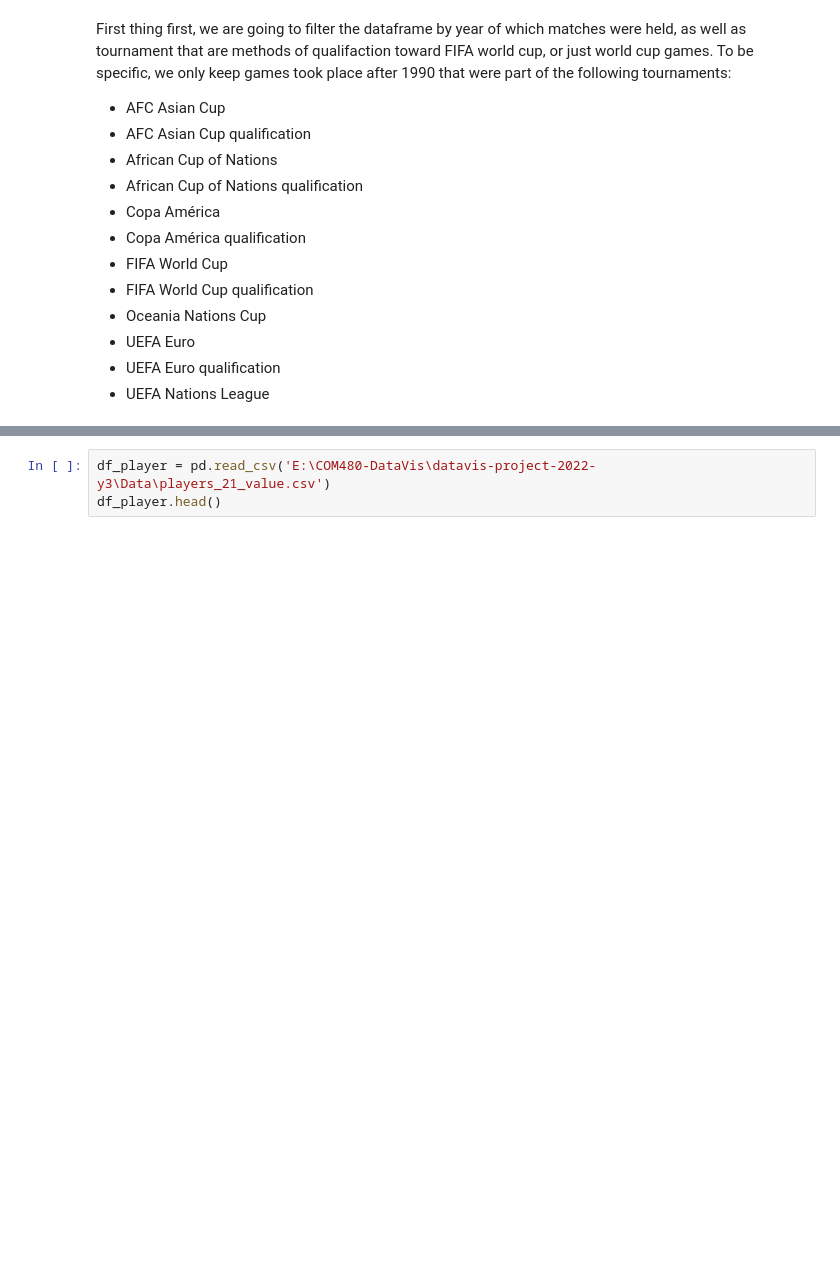
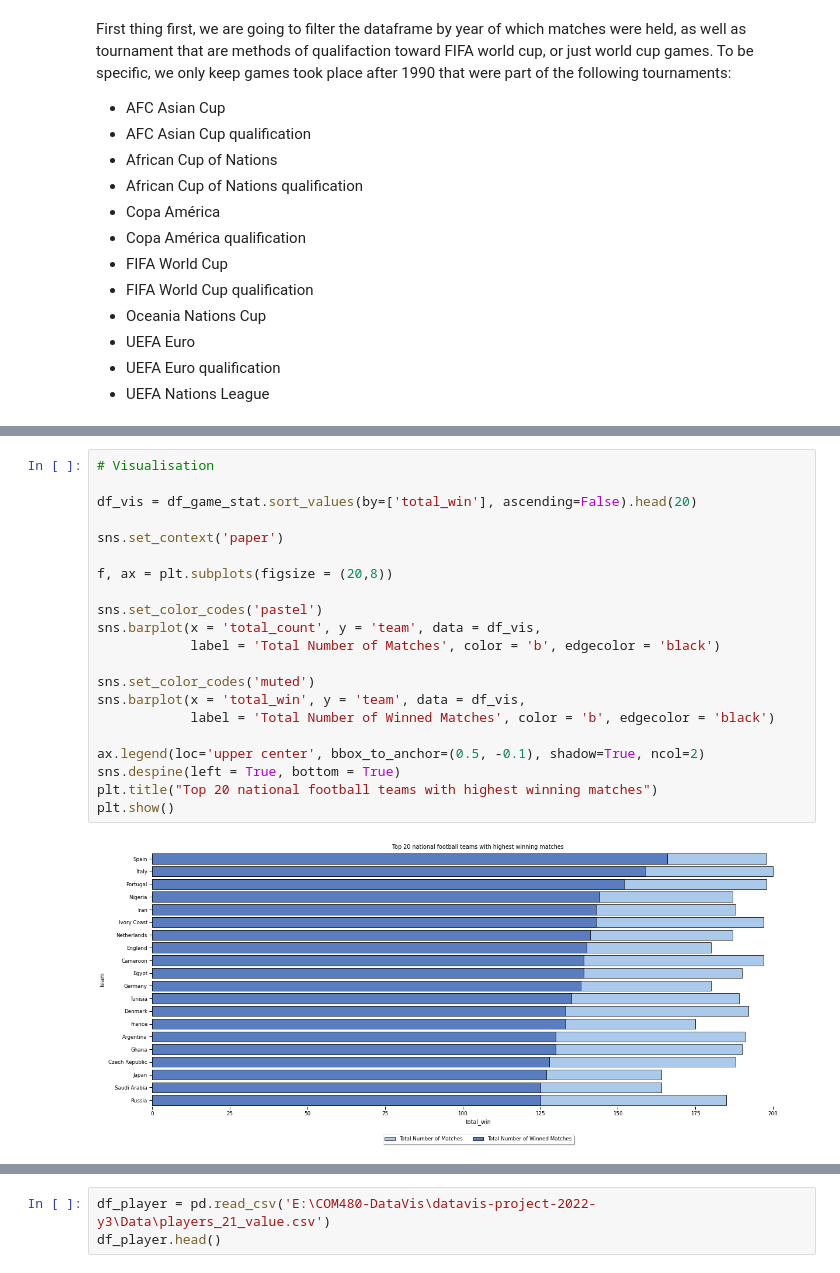
Before and after one commit to com-480-data-visualization/datavis-project-2022-y3, a Jupyter notebook: Exploratory Data Analysis.ipynb, the cells around one changed output, grey strips where cells are left out. Saved outputs shown, nothing was run; the diff lists cells and outputs as text; blank space fills up the shorter version.

```diff
--- a/Exploratory Data Analysis.ipynb
+++ b/Exploratory Data Analysis.ipynb
@@ -124,0 +238,23 @@ Length: 213, dtype: int64
+# %%
+# Visualisation
+
+df_vis = df_game_stat.sort_values(by=['total_win'], ascending=False).head(20)
+
+sns.set_context('paper')
+
+f, ax = plt.subplots(figsize = (20,8))
+
+sns.set_color_codes('pastel')
+sns.barplot(x = 'total_count', y = 'team', data = df_vis,
+            label = 'Total Number of Matches', color = 'b', edgecolor = 'black')
+
+sns.set_color_codes('muted')
+sns.barplot(x = 'total_win', y = 'team', data = df_vis,
+            label = 'Total Number of Winned Matches', color = 'b', edgecolor = 'black')
+
+ax.legend(loc='upper center', bbox_to_anchor=(0.5, -0.1), shadow=True, ncol=2)
+sns.despine(left = True, bottom = True)
+plt.title("Top 20 national football teams with highest winning matches")
+plt.show()
+# %% [output]
+[figure, added]
```
Also changed, not shown: parts of 18 cells of this notebook, 1 other file.
